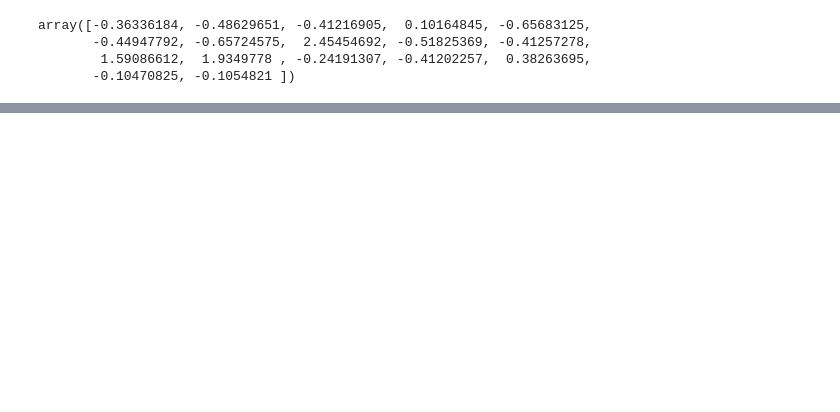
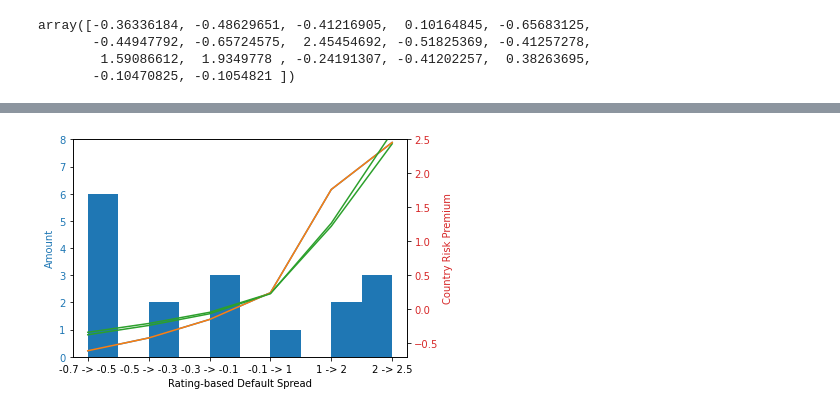
Before and after one commit to h4rz3rk4s3/Finanz_und_Versicherungstechnik, a Jupyter notebook: risiko_glm.ipynb, the cells around one changed output, grey strips where cells are left out. Saved outputs shown, nothing was run; the diff lists cells and outputs as text; code cells hidden in the pictures; blank space fills up the shorter version.

```diff
--- a/risiko_glm.ipynb
+++ b/risiko_glm.ipynb
@@ -189,6 +196,6 @@ array([ 3.61556040e-04, -9.52214920e-04,  1.00006582e+00, -2.12785235e-01,
 # %%
-y1_pred = lin_reg.predict(X1_test)
-y1_pred
+lin_pred = lin_reg.predict(X1_test)
+lin_pred
 # %% [output]
 array([-0.36336184, -0.48629651, -0.41216905,  0.10164845, -0.65683125,
        -0.44947792, -0.65724575,  2.45454692, -0.51825369, -0.41257278,
@@ -207,0 +366,13 @@ Teil 2 der Einzelübung bis kommender Woche
+# %%
+df_spread = pd.DataFrame(X1_test["Rating-based Default Spread"])
+df_spread["Country Risk Premium"] = Y1_test
+df_spread["lin_pred"] = lin_pred
+df_spread["lasso_pred"] = lasso_pred
+df_spread["elastic_pred"] = elastic_pred
+bins = pd.cut(df_spread["Rating-based Default Spread"],
+              [-0.7, -0.5, -0.3, -0.1, 1, 2, 2.5],
+              include_lowest = True,
+              right = True,
+              labels=["-0.7 -> -0.5", "-0.5 -> -0.3", "-0.3 -> -0.1", "-0.1 -> 1", "1 -> 2", "2 -> 2.5"])
+df_spread["bin"] = bins
+df_spread.describe()
@@ -207,0 +389,6 @@ Teil 2 der Einzelübung bis kommender Woche
+# %%
+df_spread = df_spread.sort_values(by = "Rating-based Default Spread")
+amount_per_bin = df_spread["bin"].value_counts()
+df_bins = pd.DataFrame(df_spread.groupby(by = "bin").mean())
+df_bins["Amount"] = amount_per_bin
+df_bins
@@ -207,0 +404,24 @@ Teil 2 der Einzelübung bis kommender Woche
+# %%
+fig, ax1 = plt.subplots()
+
+color = "tab:blue"
+ax1.set_xlabel("Rating-based Default Spread")
+ax1.set_ylabel("Amount", color=color)
+plt.hist(x=df_spread.bin, color=color)
+ax1.tick_params(axis="y", labelcolor=color)
+plt.ylim([0, 8])
+ax2 = ax1.twinx()
+
+color2 = "tab:red"
+colorxgb = "tab:green"
+ax2.set_ylabel("Country Risk Premium", color=color2)
+plt.plot(df_bins.index, df_bins["Country Risk Premium"])
+plt.plot(df_bins.index, df_bins.lasso_pred, color=colorxgb)
+plt.plot(df_bins.index, df_bins.lin_pred)
+plt.plot(df_bins.index, df_bins.elastic_pred)
+plt.ylim([-0.7, 2.5])
+ax2.tick_params(axis="y", labelcolor=color2)
+
+plt.show()
+# %% [output]
+[figure, added]
```
Also changed, not shown: parts of 22 cells of this notebook, 2 other files.
